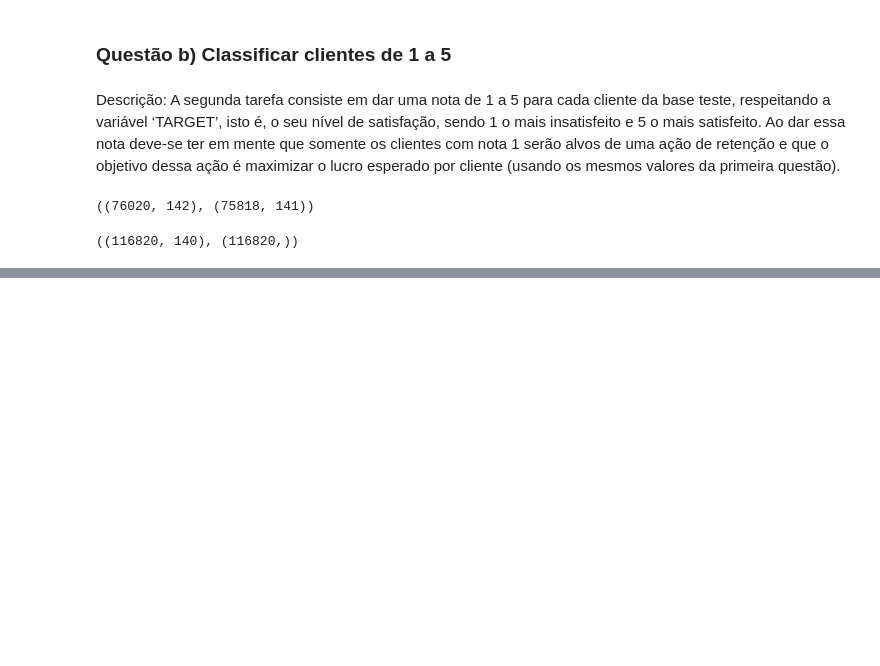
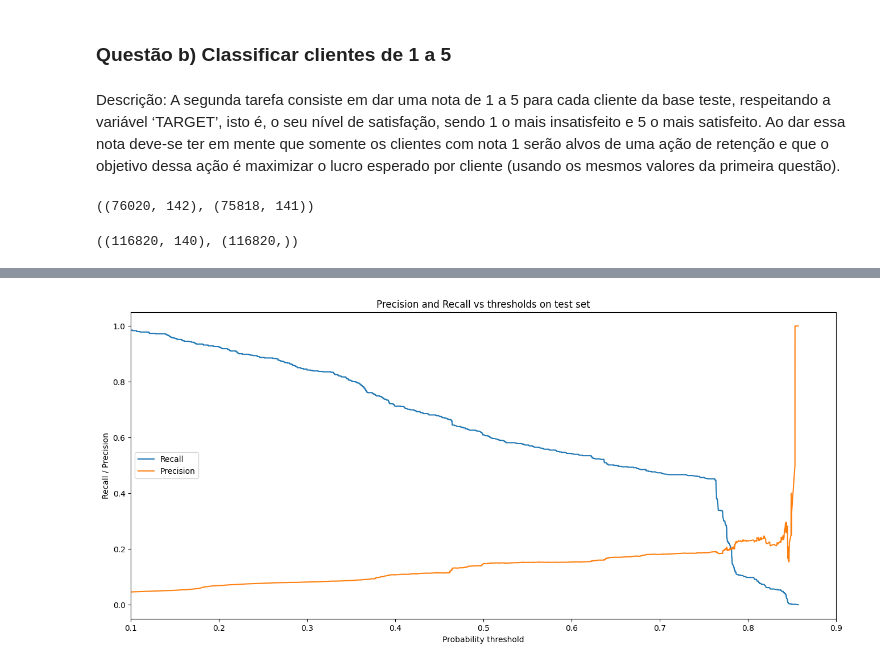
Before and after one commit to Gcardoso1/Case-Santander-Data-Master, a Jupyter notebook: Parte B - Nota.ipynb, the cells around one changed output, grey strips where cells are left out. Saved outputs shown, nothing was run; the diff lists cells and outputs as text; code cells hidden in the pictures; blank space fills up the shorter version.

```diff
--- a/Parte B - Nota.ipynb
+++ b/Parte B - Nota.ipynb
@@ -66,0 +126,12 @@ auc(y_test, y_predicted)
+# %%
+_ = plt.figure(figsize=(16,7))
+_ = plt.plot(thr, recall[1:],label='Recall')
+_ = plt.plot(thr, pr[1:],label='Precision')
+_ = plt.xlabel('Probability threshold')
+_ = plt.ylabel('Recall / Precision')
+_ = plt.title('Precision and Recall vs thresholds on test set')
+_ = plt.legend()
+_ = plt.xlim([0.1,0.9])
+plt.show()
+# %% [output]
+[figure, added]
```
Also changed, not shown: parts of 19 cells of this notebook, 4 other files.
